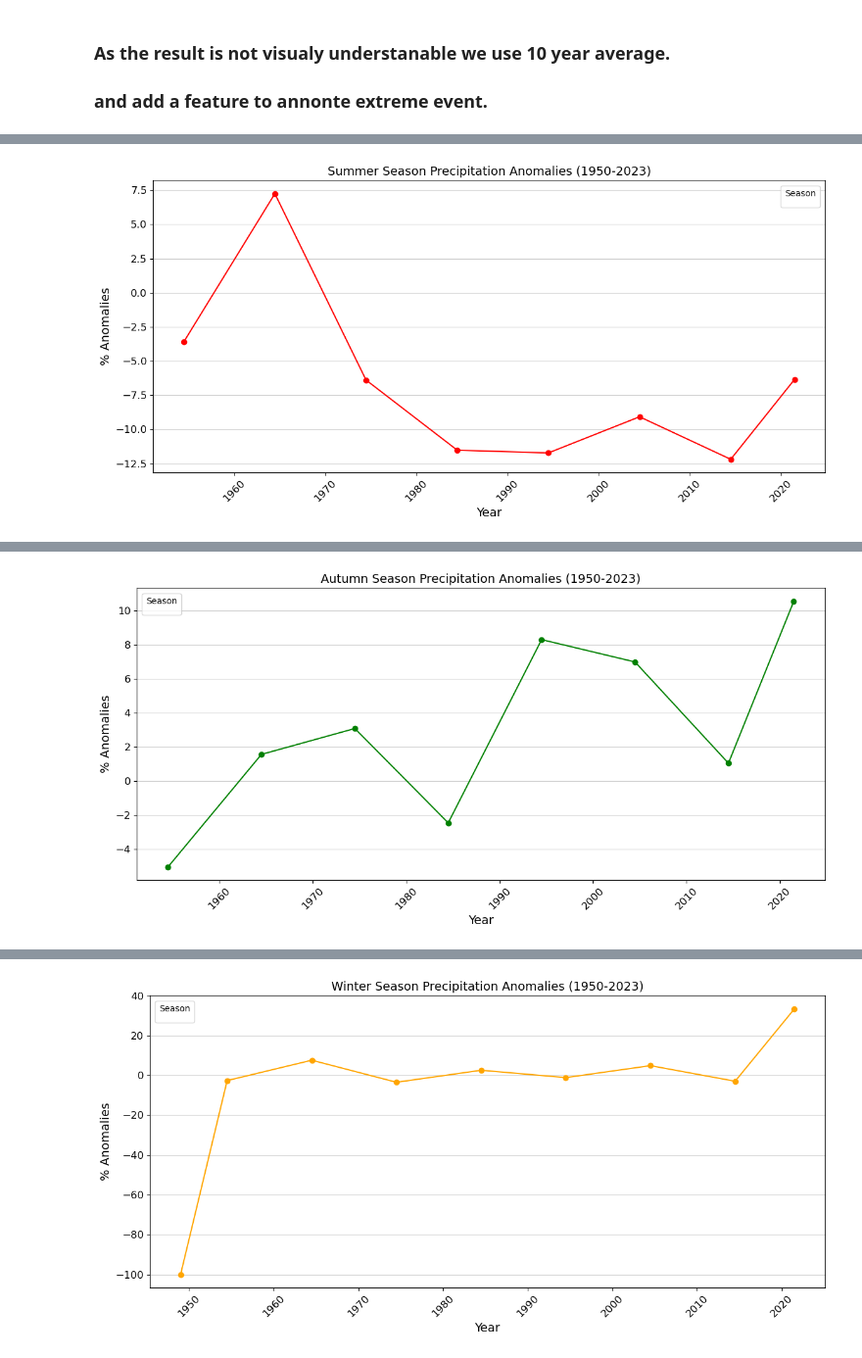
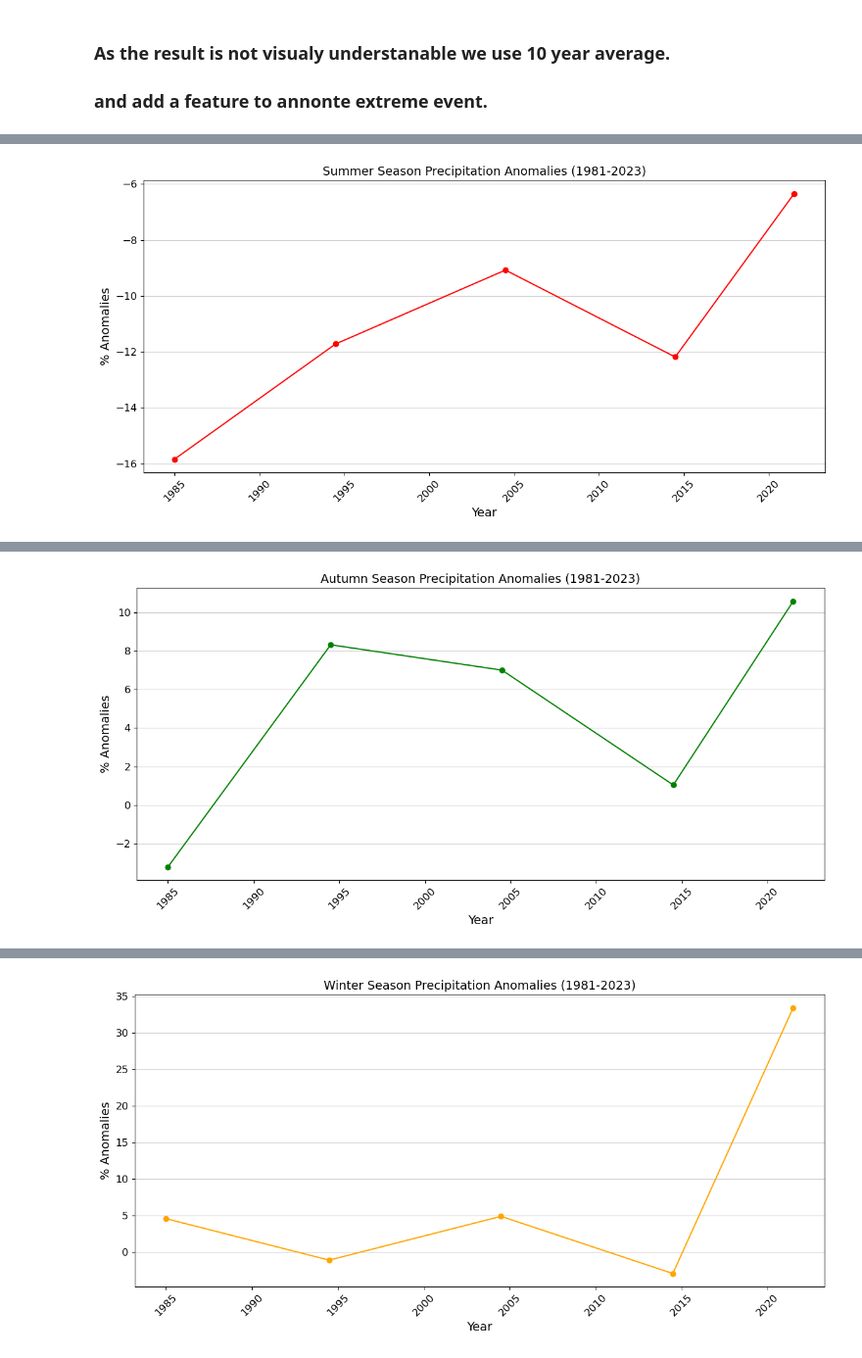
Before and after one commit to jaineshk/CCA_Harz_Project_2025, a Jupyter notebook: Analysis_on_Hydroclimatic Extremes.ipynb, the cells around one changed output, grey strips where cells are left out. Shown: that part at 98% size. Cells and saved outputs as stored; diff of their text form; code cells hidden in the pictures.

```diff
--- a/Analysis_on_Hydroclimatic Extremes.ipynb
+++ b/Analysis_on_Hydroclimatic Extremes.ipynb
@@ -501,9 +527,10 @@ anomalies_decade = anomalies.copy()
 # Reset the index -- Due to error 'Season' is both an index level and a column label, which is ambiguous.
 if "Season" in anomalies_decade.columns and "Season" in anomalies_decade.index.names:
     anomalies_decade = anomalies_decade.drop(columns=["Season"])
-
-
-# creating a new column
-anomalies_decade["decade"] = (anomalies_decade["Year"] // 10) * 10
+# creating a new column with decade data to present
+anomalies_decade["decade"] = (anomalies_decade["Year"] // 6) * 10   #refrence Year
 # mean of 10 years
 average_anomalies_by_decade = anomalies_decade.groupby(["decade","Season"]).mean().reset_index()
+# %%
+average_anomalies_by_decade= average_anomalies_by_decade.groupby(["Year", "Season"], as_index=False).mean()
+average_anomalies_by_decade
@@ -510,2 +555,6 @@ average_anomalies_by_decade = anomalies_decade.groupby(["decade","Season"]).mean
 # %%
 color = ["blue",'red','green','orange']
+# %%
+anomalies_till_2000 =  anomalies.loc["1981":"1982"]
+#anomalies_till_2000_re = anomalies_till_2000.resample("M").mean()
+anomalies_till_2000
@@ -512,13 +580,13 @@ color = ["blue",'red','green','orange']
 # %%
 for i ,season in enumerate(seasons):
     plt.figure(figsize=(12, 6))
-    each_season_data = anomalies[anomalies["Season"] == season]
-    #plt.plot(season_data["Year"], season_data["anomaly"], marker="o", linestyle="-")
+    each_season_data = anomalies_till_2000[anomalies["Season"] == season]
+    #plt.plot(each_season_data["Year"],each_season_data["anomaly"], marker="o", linestyle="-")
     plt.bar(each_season_data["Year"], each_season_data["anomaly"], label=season, alpha=0.7, color = color[i] )
     plt.grid(axis='y',  alpha=0.6)
     plt.xlabel("Year",fontsize = f_title)
     plt.ylabel("% Anomalies", fontsize= f_title)
-    plt.title(f"{season} Season Precipitation Anomalies (1950-2023)", fontsize= f_title)
+    plt.title(f"{season} Season Precipitation Anomalies (1981-2000)", fontsize= f_title)
     plt.legend(title="Season", fontsize=f_other)
     plt.xticks(fontsize=f_other, rotation=45)
     plt.yticks(fontsize=f_other)
@@ -539,7 +607,7 @@ for i ,season in enumerate(seasons):
     plt.grid(axis='y',  alpha=0.6)
     plt.xlabel("Year",fontsize = f_title)
     plt.ylabel("% Anomalies", fontsize= f_title)
-    plt.title(f"{season} Season Precipitation Anomalies (1950-2023)", fontsize= f_title)
+    plt.title(f"{season} Season Precipitation Anomalies (1981-2023)", fontsize= f_title)
     plt.xticks(fontsize=f_other, rotation=45)
     plt.yticks(fontsize=f_other)
 
@@ -552 +618 @@ for i ,season in enumerate(seasons):
-[figure, old version]
+[figure, new version]
@@ -554 +619 @@ for i ,season in enumerate(seasons):
-[figure, old version]
+[figure, new version]
@@ -556 +620 @@ for i ,season in enumerate(seasons):
-[figure, old version]
+[figure, new version]
```
Also changed, not shown: parts of 11 cells of this notebook, 4 other files.
